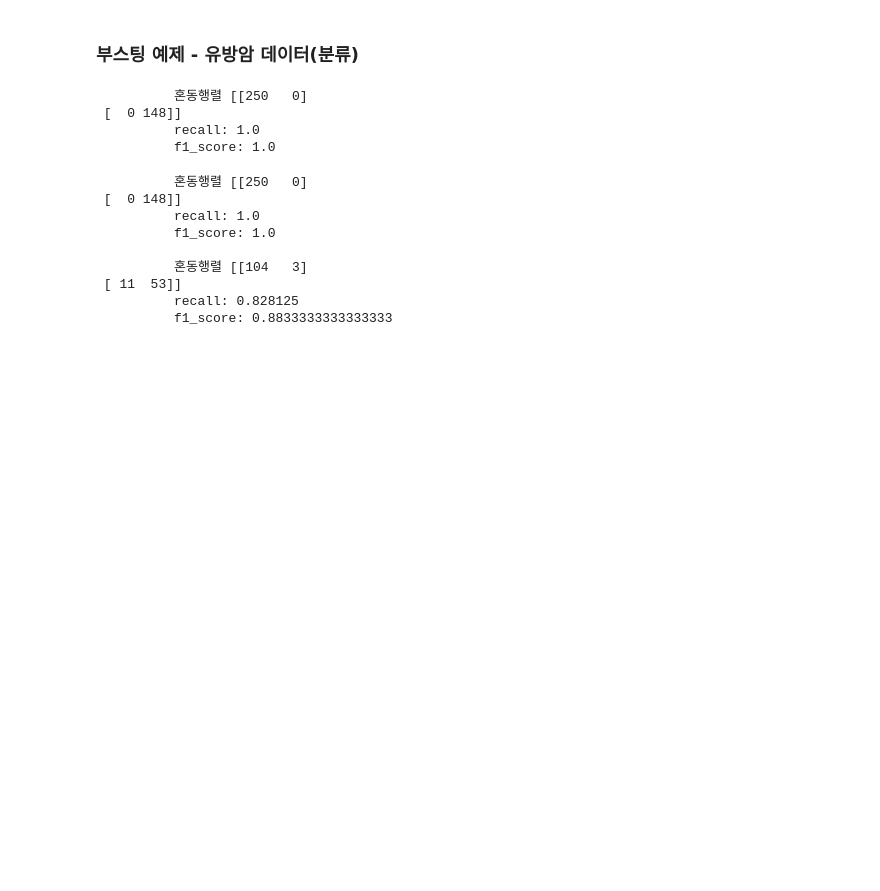
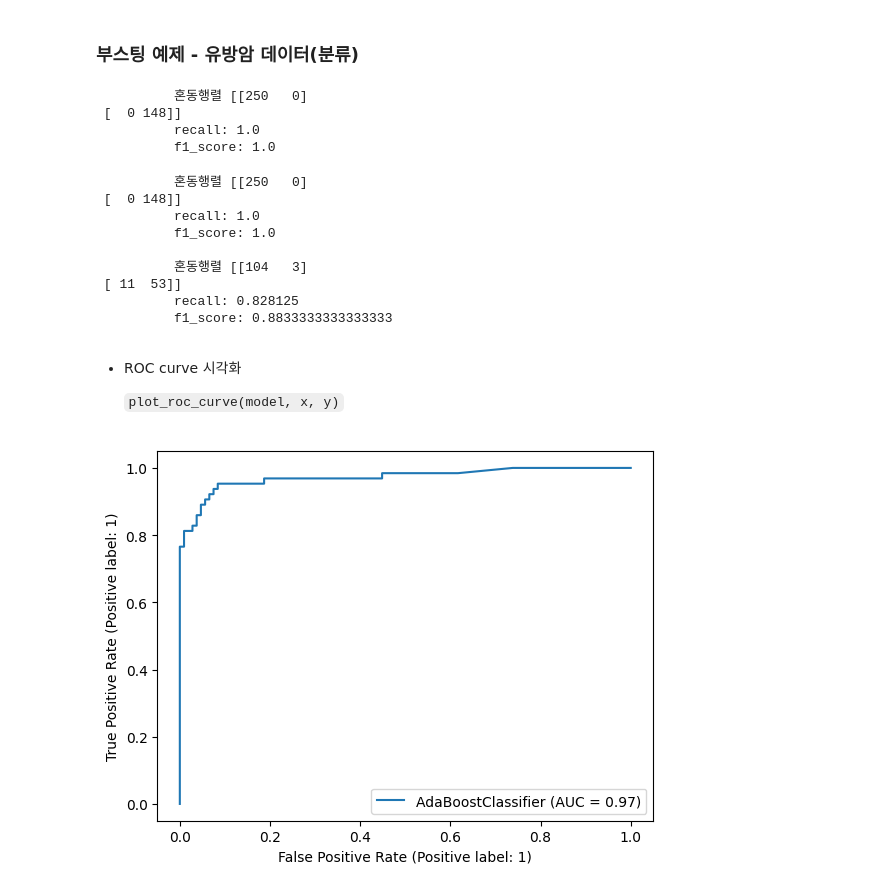
Before and after one commit to sai-with/ADP_prac, a Jupyter notebook: ML/앙상블.ipynb, the cells around one changed output. Cells and saved outputs as stored; diff of their text form; code cells hidden in the pictures; blank space fills up the shorter version.

````diff
--- a/ML/앙상블.ipynb
+++ b/ML/앙상블.ipynb
@@ -282,7 +281,13 @@ metrics(y_test, pred_tt)
  [ 11  53]]
           recall: 0.828125
           f1_score: 0.8833333333333333
+# %% [markdown]
+* ROC curve 시각화
+
+    ```plot_roc_curve(model, x, y)```
 # %%
 # ROC 커브를 시각화하여 AUC 구하기
-
-# 변수중요도 시각화하기
+import matplotlib.pyplot as plt
+plot_roc_curve(clf_boost, x_test, y_test);
+# %% [output]
+[figure, added]
````
Also changed, not shown: parts of 14 cells of this notebook, 1 other file.
